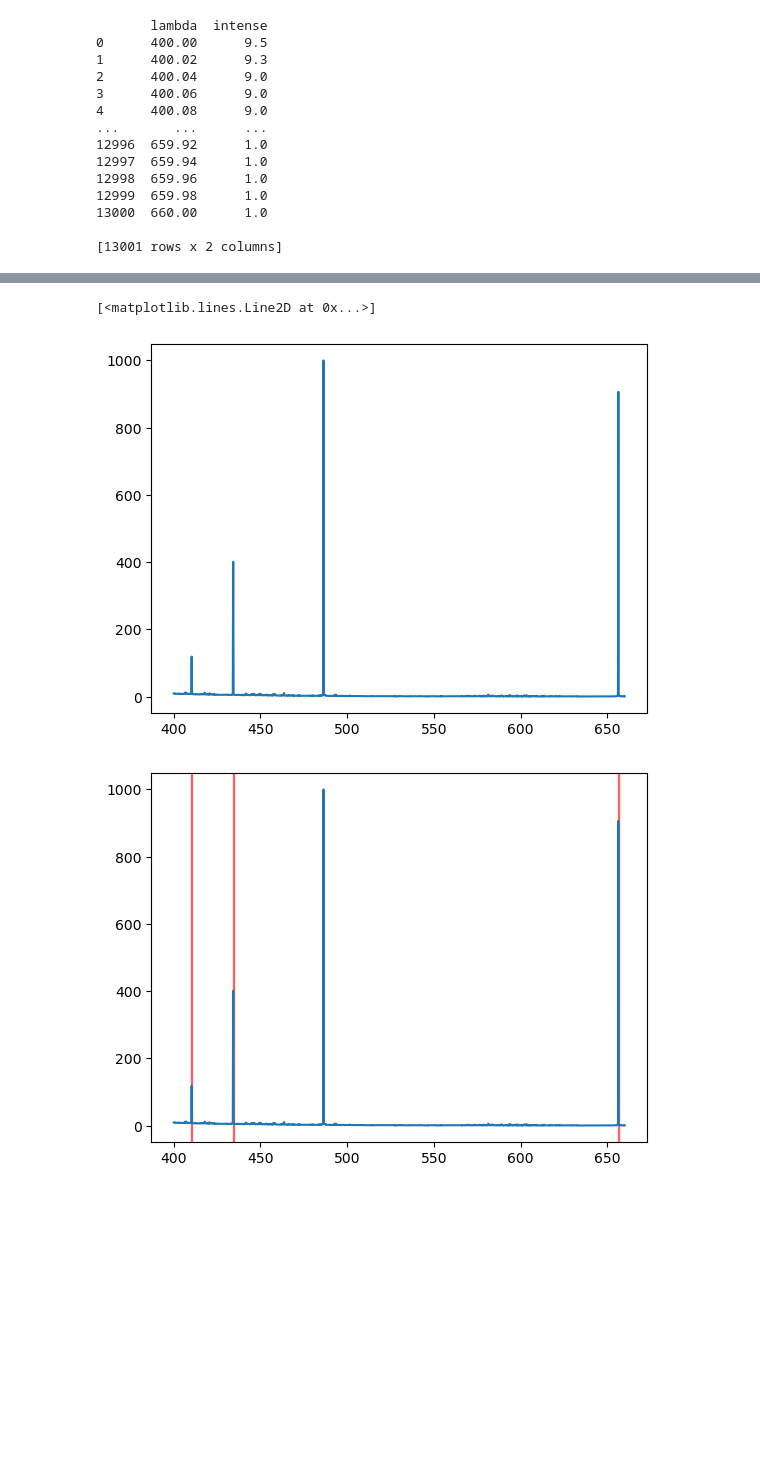
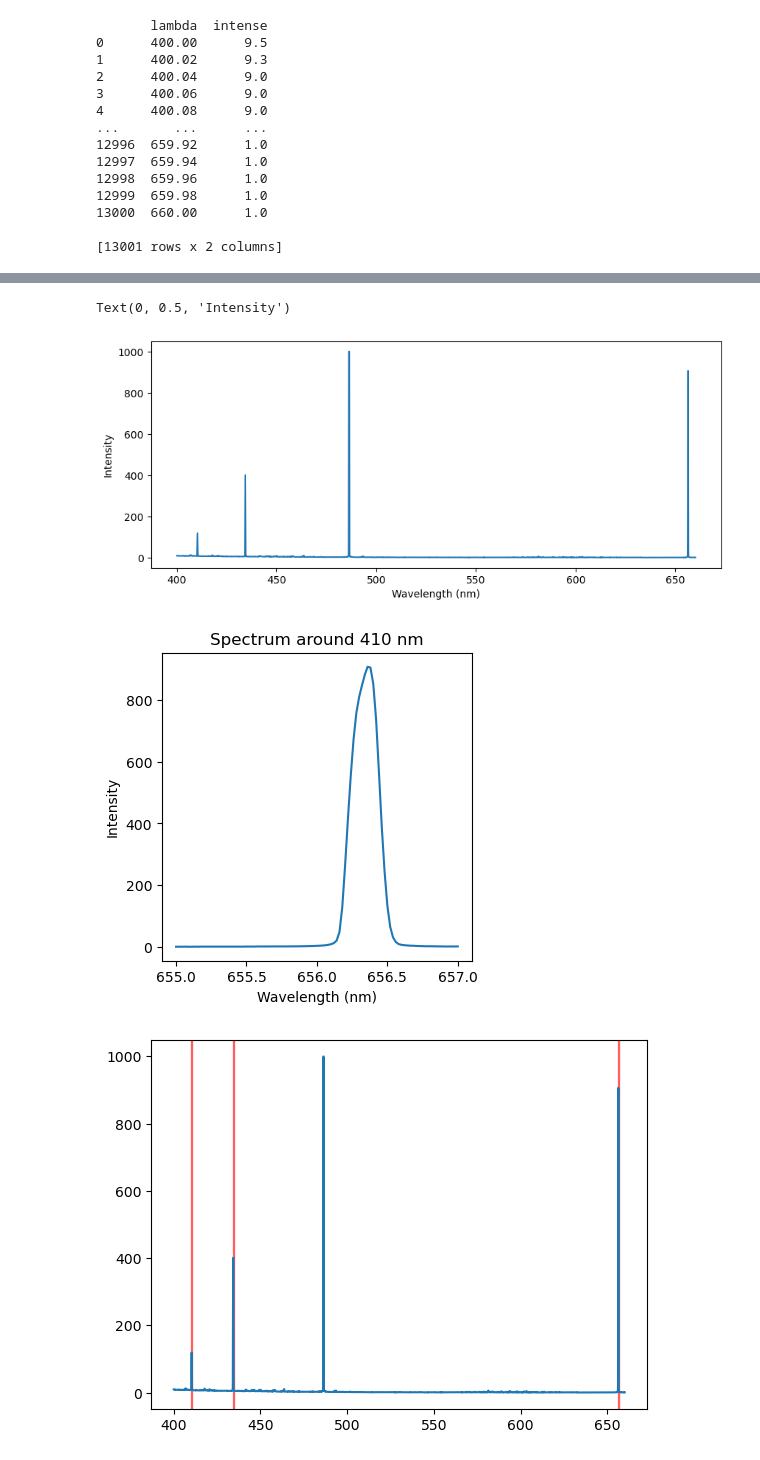
Before and after one commit to LantoZheng/Code, a Jupyter notebook: Experiments/Modern_physics_Experiment/Modern_physics_Experiment_I/Optical_spectrum/Optical_spectrum_report/ZXY/transfer.ipynb, the cells around one changed output, grey strips where cells are left out. Saved outputs shown, nothing was run; the diff lists cells and outputs as text; code cells hidden in the pictures; blank space fills up the shorter version.

```diff
--- a/Experiments/Modern_physics_Experiment/Modern_physics_Experiment_I/Optical_spectrum/Optical_spectrum_report/ZXY/transfer.ipynb
+++ b/Experiments/Modern_physics_Experiment/Modern_physics_Experiment_I/Optical_spectrum/Optical_spectrum_report/ZXY/transfer.ipynb
@@ -53,7 +46,7 @@ for line in lines:
         data.append([float(line[0]), float(line[1])])
 
 df = pd.DataFrame(data, columns=['lambda', 'intense'])
-
+H_400_660 = df
 print(df)
 # %% [output]
        lambda  intense
@@ -114,11 +107,32 @@ D_486:
 2048  667.72    249.0
 
 [2049 rows x 2 columns]
-# %%
-plt.plot(H_400_660['lambda'], H_400_660['intense'])
-# %% [output]
-[<matplotlib.lines.Line2D at 0x...>]
-[figure, removed]
+# %%
+fig, ax = plt.subplots(figsize=(10, 4))
+ax.plot(H_400_660['lambda'], H_400_660['intense'])
+plt.xlabel('Wavelength (nm)')
+plt.ylabel('Intensity')
+# %% [output]
+Text(0, 0.5, 'Intensity')
+[figure, added]
+# %%
+# 设置绘图范围
+wavelength_range = (655, 657)
+
+# 筛选出指定范围内的数据
+subset = H_400_660[(H_400_660['lambda'] >= wavelength_range[0]) & (H_400_660['lambda'] <= wavelength_range[1])]
+
+# 创建图形
+fig, ax = plt.subplots(figsize=(4, 4))
+ax.plot(subset['lambda'], subset['intense'])
+plt.xlabel('Wavelength (nm)')
+plt.ylabel('Intensity')
+plt.title('Spectrum around 410 nm')
+
+# 显示图形
+plt.show()
+# %% [output]
+[figure, added]
 # %%
 from scipy.signal import find_peaks
 
```
Also changed, not shown: parts of 2 cells of this notebook, 11 other files.
